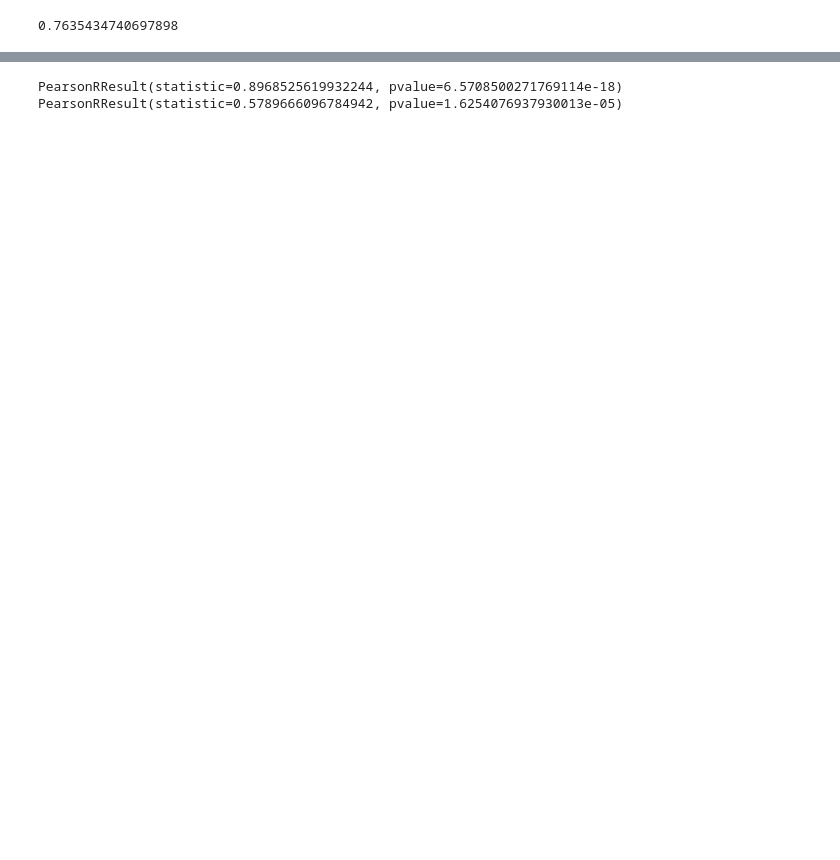
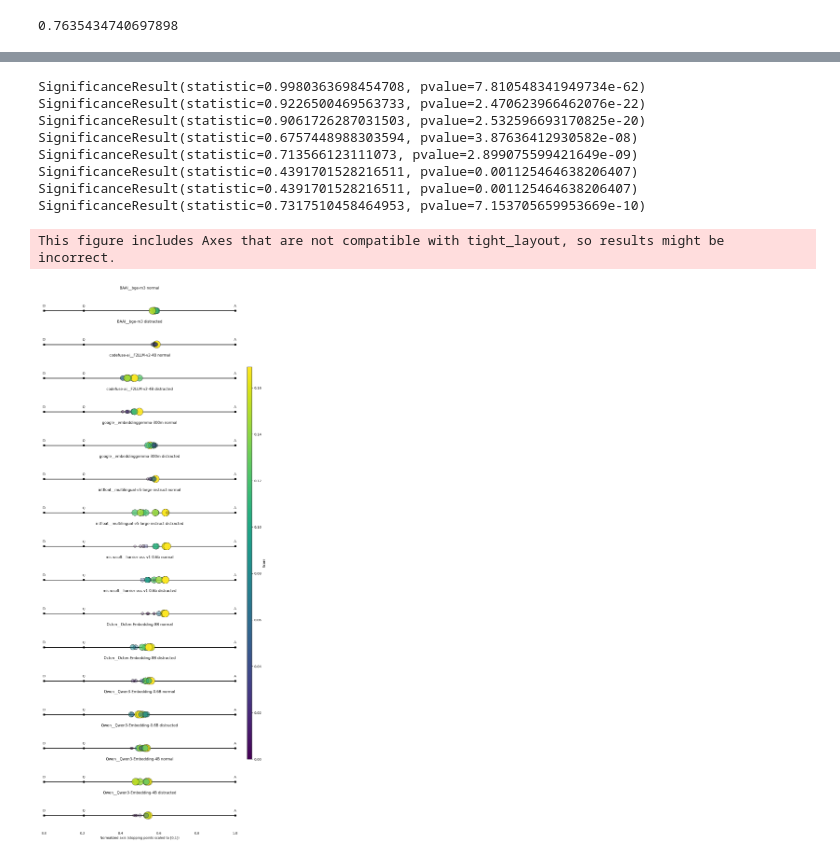
Before and after one commit to mmanteli/prompt-structure-analysis, a Jupyter notebook: analysis.ipynb, the cells around one changed output, grey strips where cells are left out. Cells and saved outputs as stored; diff of their text form; code cells hidden in the pictures; blank space fills up the shorter version.

```diff
--- a/analysis.ipynb
+++ b/analysis.ipynb
@@ -162,8 +170,8 @@ def plot(df, x, y="score", colors=None, sizes=None, title="", legend_title=None,
             mode='markers',
             x=x_vals,
             y=y_vals,
-            #error_x=dict(type='data', array=x_err, visible=True, color='lightgray'),  # optional std bars
-            #error_y=dict(type='data', array=y_err, visible=True, color='lightgray'),
+            error_x=dict(type='data', array=x_err, visible=True, color='lightgray'),  # optional std bars
+            error_y=dict(type='data', array=y_err, visible=True, color='lightgray'),
             marker=dict(
                 size=marker_sizes,
                 symbol=symbols,
@@ -207,9 +215,13 @@ def plot(df, x, y="score", colors=None, sizes=None, title="", legend_title=None,
                 ysizemode="scaled",
                 line=dict(color="Red", width=2, dash="dash") # Optional styling
             )
+    #print(df[[x, y]].head())
+    # DONT INCLUDE NO_PROMPT IN THE EVALS!
     include = np.where(df["prompt_text"] != "NO_PROMPT")[0]
     #print(np.array(x_vals)[include])
-    print(stats.pearsonr(np.array(x_vals)[include], np.array(y_vals)[include]))
+    #print(np.array(x_vals)[include])
+    #print(np.array(y_vals)[include])
+    print(stats.spearmanr(np.array(x_vals)[include], np.array(y_vals)[include]))
     if return_fig:
         return fig
     else:
@@ -284,13 +302,13 @@ __scratch__project_462001491__jmnybl__final_embedding_model_checkpoints__v2-2026
 for m in dfs.keys():
     df = dfs[m]
     print(m)
-    x = "sim_q2pq_euc" #paraphrase_neg_sim_change_mean" #"hard_neg_angulation_max" #"hard_neg_sim_change_max" #"chord_similarity" #"sim_q2pq"#"sim_improvement" #"paraphrase_neg_sim_change_mean"
+    x = "sim_q2pq" #paraphrase_neg_sim_change_mean" #"hard_neg_angulation_max" #"hard_neg_sim_change_max" #"chord_similarity" #"sim_q2pq"#"sim_improvement" #"paraphrase_neg_sim_change_mean"
     y = "ndcg@10" #"recall@1"
     x_min= None
     x_max = None
     y_min=None
     y_max=None
-    _= plot(df, x=x, y=y, title=f"{dataset}: {m}", x_min=x_min, x_max = x_max, y_min=y_min, y_max=y_max, return_fig=False)
+    _= plot(df, x=x, y=y, title=f"{dataset}: {m}", x_min=x_min, x_max = x_max, y_min=y_min, y_max=y_max, return_fig=True)
     #y = f"ndcg@10_distracted"
     #_= plot(df, x=x, y=y, title=f"{dataset}: {m}", x_min=x_min, x_max = x_max, y_min=y_min, y_max=y_max, return_fig=True)
 # %% [output]
@@ -305,13 +335,19 @@ for m in dfs.keys():
     sim_QA = df["sim_q2a_euc"][0]["mean"]  # this is the max value we can have
     x = "sim_q2pq_euc"#"hard_neg_sim_change_mean"
     y = "sim_pq2a_euc"#"paraphrase_neg_sim_change_mean"
-    sizes=f"recall@10"
-    colors = f"recall@10"
+    sizes=f"recall@1_distracted"
+    colors = f"recall@1_distracted"
     x_min=None
     x_max = None
     y_min=None
     y_max = None
     plot(df, x=x, y=y, sizes=sizes, colors=colors, title=f"{dataset}: {m}", x_min=x_min, x_max = x_max, y_min= y_min, y_max = y_max, add_line=[((0,0), (1,1)), ((sim_QA, 0), (0, sim_QA))])
 # %% [output]
-PearsonRResult(statistic=0.8968525619932244, pvalue=6.5708500271769114e-18)
-PearsonRResult(statistic=0.5789666096784942, pvalue=1.6254076937930013e-05)
+SignificanceResult(statistic=0.9980363698454708, pvalue=7.810548341949734e-62)
+SignificanceResult(statistic=0.9226500469563733, pvalue=2.470623966462076e-22)
+SignificanceResult(statistic=0.9061726287031503, pvalue=2.532596693170825e-20)
+SignificanceResult(statistic=0.6757448988303594, pvalue=3.87636412930582e-08)
+SignificanceResult(statistic=0.713566123111073, pvalue=2.899075599421649e-09)
+SignificanceResult(statistic=0.4391701528216511, pvalue=0.001125464638206407)
+SignificanceResult(statistic=0.4391701528216511, pvalue=0.001125464638206407)
+SignificanceResult(statistic=0.7317510458464953, pvalue=7.153705659953669e-10)
@@ -318,3 +508,38 @@ PearsonRResult(statistic=0.5789666096784942, pvalue=1.6254076937930013e-05)
+# %%
+groups = []
+
+for model_name, df in dfs.items():
+    #if "codefuse" not in model_name and "harrier" not in model_name and "intfloat" not in model_name:
+    #    continue
+    df_filtered = df[["prompt_text", "recall@1", "recall@1_distracted", "sim_q2pq_euc", "sim_pq2a_euc", "sim_q2d_euc", "sim_q2a_euc"]]
+    df_filtered = df_filtered[df_filtered["prompt_text"].isin(prompts_appropriate)]
+    #display(df_filtered.head())
+    #print(len(df_filtered))
+    QtoA = df_filtered["sim_q2a_euc"].iloc[0]["mean"]
+    QtoD = df_filtered["sim_q2d_euc"].iloc[0]["mean"]
+    QtoPQ = np.array([line["mean"] for line in df_filtered["sim_q2pq_euc"]])
+    PQtoA = np.array([line["mean"] for line in df_filtered["sim_pq2a_euc"]])
+    fractions = QtoPQ/(QtoPQ+PQtoA)
+    scores_normal = np.array([line["mean"] for line in df_filtered["recall@1"]])
+    scores_distracted = np.array([line["mean"] for line in df_filtered["recall@1_distracted"]])
+    group1 = dict(title=model_name+" normal", stopping_points=stopping_points, locations=fractions, scores=scores_normal)
+    group2 = dict(title=model_name+" distracted", stopping_points=stopping_points, locations=fractions, scores=scores_distracted)
+    groups.append(group1)
+    groups.append(group2)
+
+fig, axes = plot_stopping_points_with_locations(
+    groups,
+    stopping_point_labels=["D", "Q", "A"],
+    figsize=(10, 1.5),
+    cmap="viridis",
+    size_range=(60, 500),
+    alpha_range=(0.2, 0.95),
+    show_colorbar=True,
+)
+plt.show()
+# %% [output]
+This figure includes Axes that are not compatible with tight_layout, so results might be incorrect.
+[figure, added]
 # %%
 
 def plot_paired_differences(
```
Also changed, not shown: parts of 7 cells of this notebook, 3 other files.
